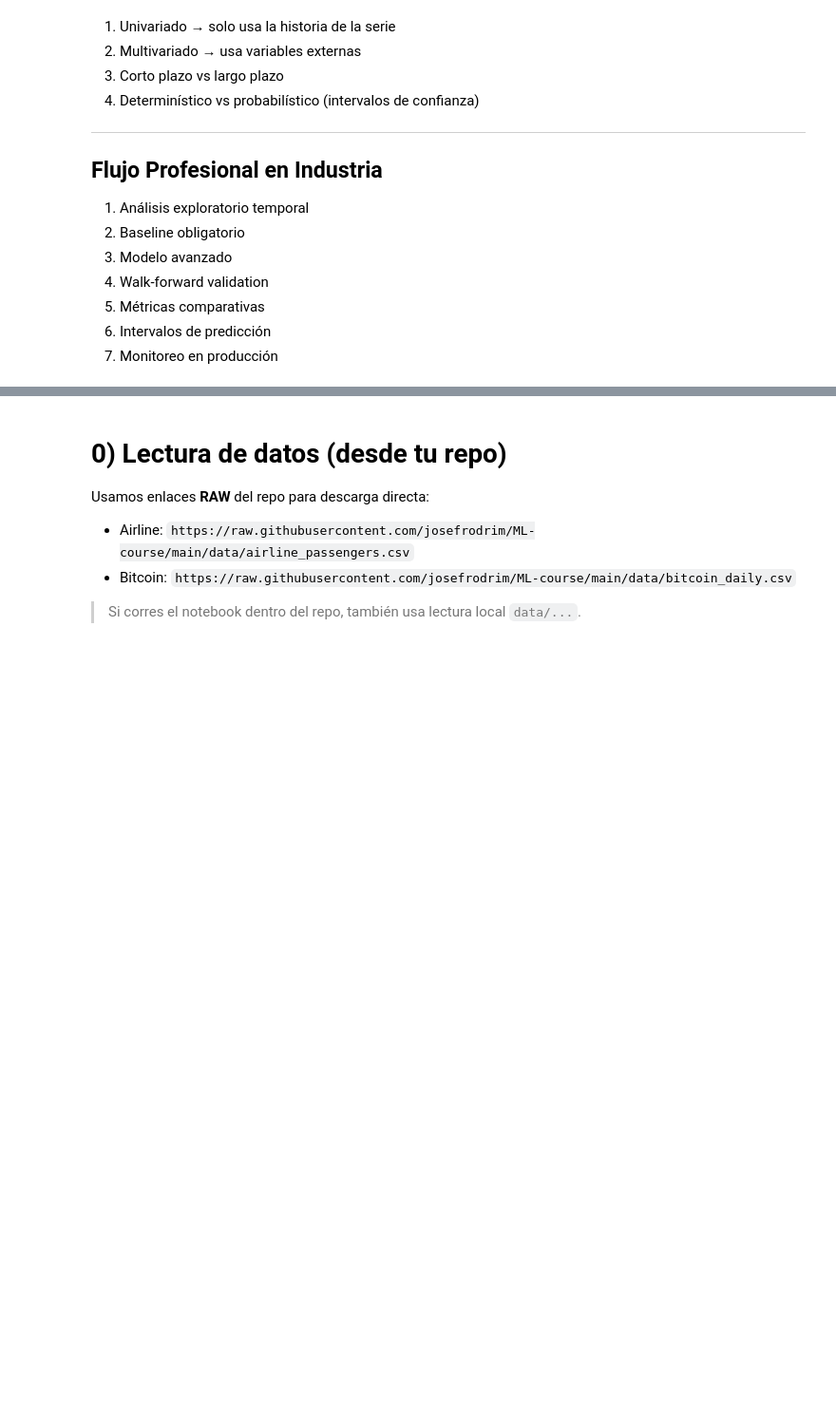
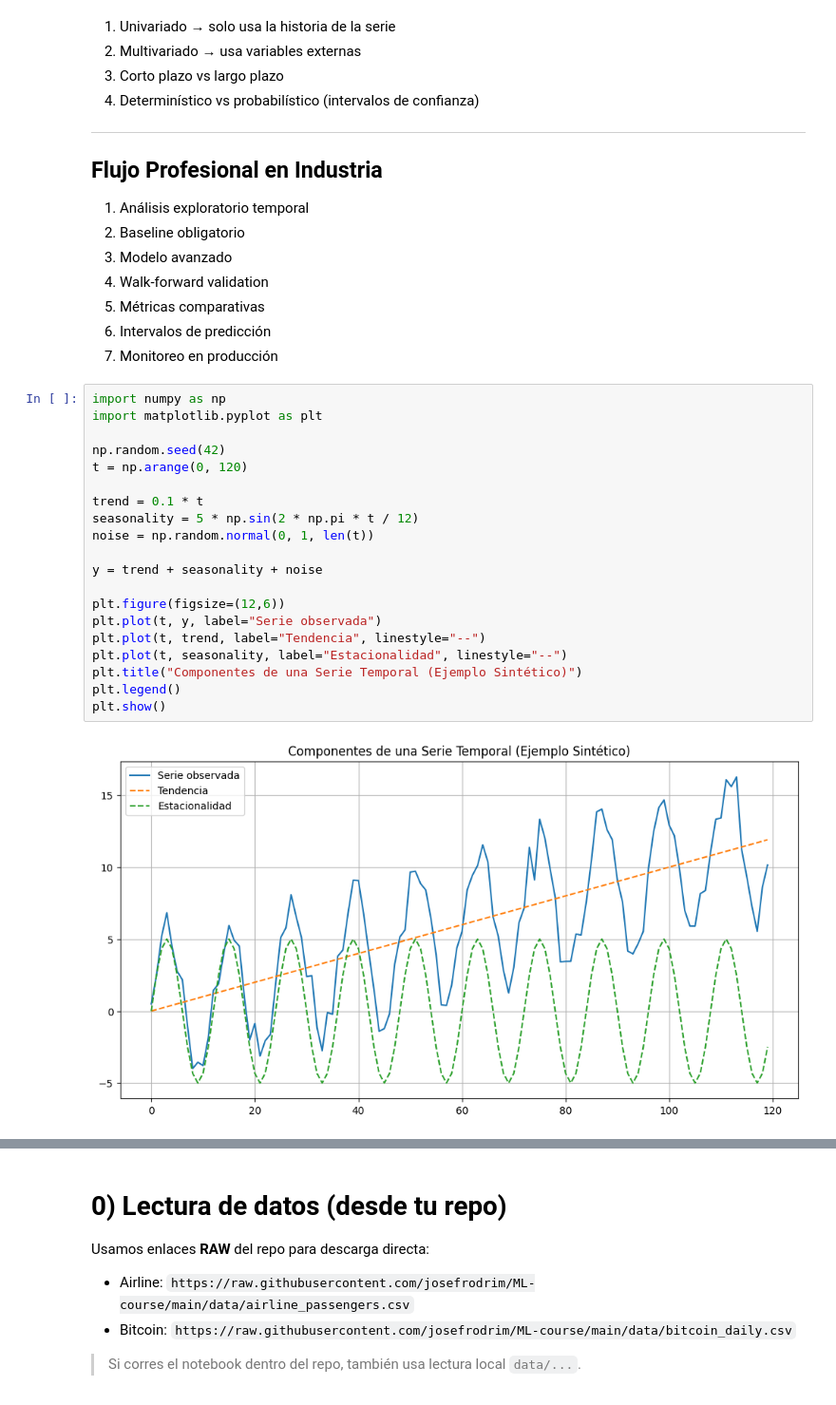
Before and after one commit to josefrodrim/ML-course, a Jupyter notebook: Clase_09_Forecasting_vf.ipynb, the cells around one changed output, grey strips where cells are left out. Shown at 95% size. Cells and saved outputs as stored; diff of their text form; blank space fills up the shorter version.

```diff
--- a/Clase_09_Forecasting_vf.ipynb
+++ b/Clase_09_Forecasting_vf.ipynb
@@ -112,3 +112,25 @@ $$
 5. Métricas comparativas
 6. Intervalos de predicción
 7. Monitoreo en producción
+# %%
+import numpy as np
+import matplotlib.pyplot as plt
+
+np.random.seed(42)
+t = np.arange(0, 120)
+
+trend = 0.1 * t
+seasonality = 5 * np.sin(2 * np.pi * t / 12)
+noise = np.random.normal(0, 1, len(t))
+
+y = trend + seasonality + noise
+
+plt.figure(figsize=(12,6))
+plt.plot(t, y, label="Serie observada")
+plt.plot(t, trend, label="Tendencia", linestyle="--")
+plt.plot(t, seasonality, label="Estacionalidad", linestyle="--")
+plt.title("Componentes de una Serie Temporal (Ejemplo Sintético)")
+plt.legend()
+plt.show()
+# %% [output]
+[figure, added]
```
Also changed, not shown: parts of 7 cells of this notebook.
